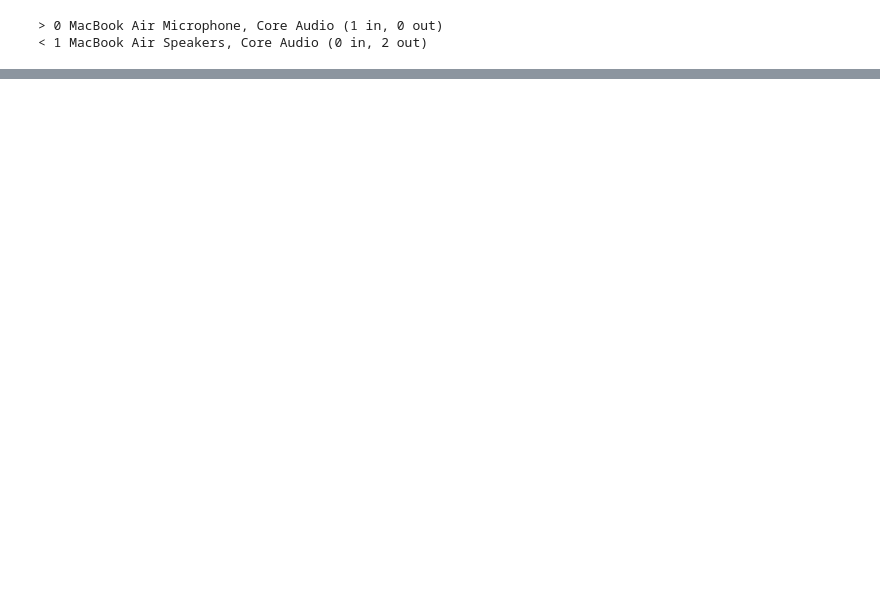
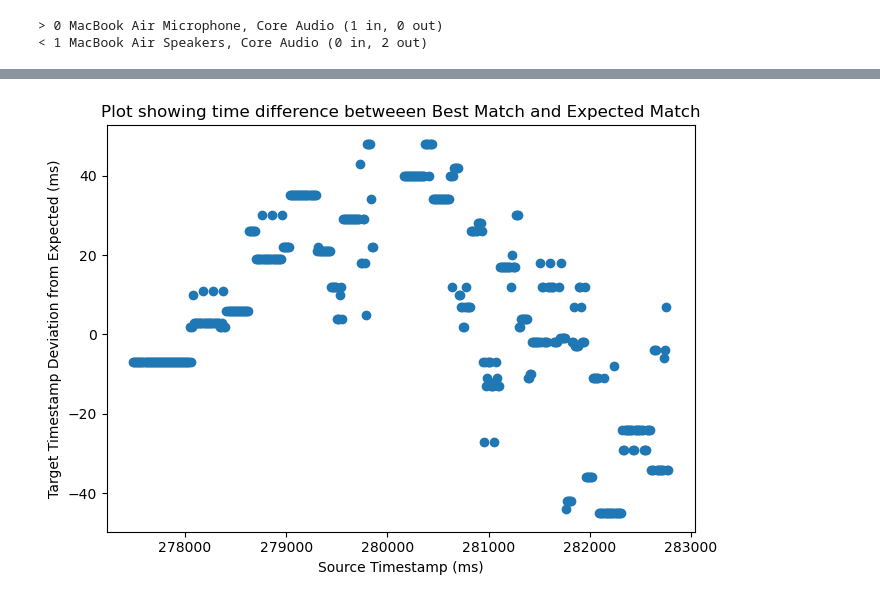
Before and after one commit to stanford-stagecast/stagecast-dev, a Jupyter notebook: Testing_Score_time_v7_separating_variables.ipynb, the cells around one changed output, grey strips where cells are left out. Saved outputs shown, nothing was run; the diff lists cells and outputs as text; code cells hidden in the pictures; blank space fills up the shorter version.

```diff
--- a/Testing_Score_time_v7_separating_variables.ipynb
+++ b/Testing_Score_time_v7_separating_variables.ipynb
@@ -353,0 +381,20 @@ pop_b = mpatches.Patch(color='orange', label='On the line match')
+# %%
+# Plotting diff vs source time - within a range
+
+source_time = 275000 # timestamp to zoom into
+index = (source_time - start)//skip
+index -= 1500
+len_match = 500
+
+# Getting match details near source time we're interested in
+# Can use this to make display_snippet plots
+# matches_near_source = np.array(close_matches_df.iloc[index:index+500])
+
+distribution_all_arr = np.array(distribution_all)
+plt.scatter(distribution_all_arr[index:index+len_match,0],distribution_all_arr[index:index+len_match,1])
+plt.xlabel("Source Timestamp (ms)")
+plt.ylabel("Target Timestamp Deviation from Expected (ms)")
+plt.title("Plot showing time difference betweeen Best Match and Expected Match")
+plt.show()
+# %% [output]
+[figure, added]
```
Also changed, not shown: parts of 21 cells of this notebook, 7 other files.
